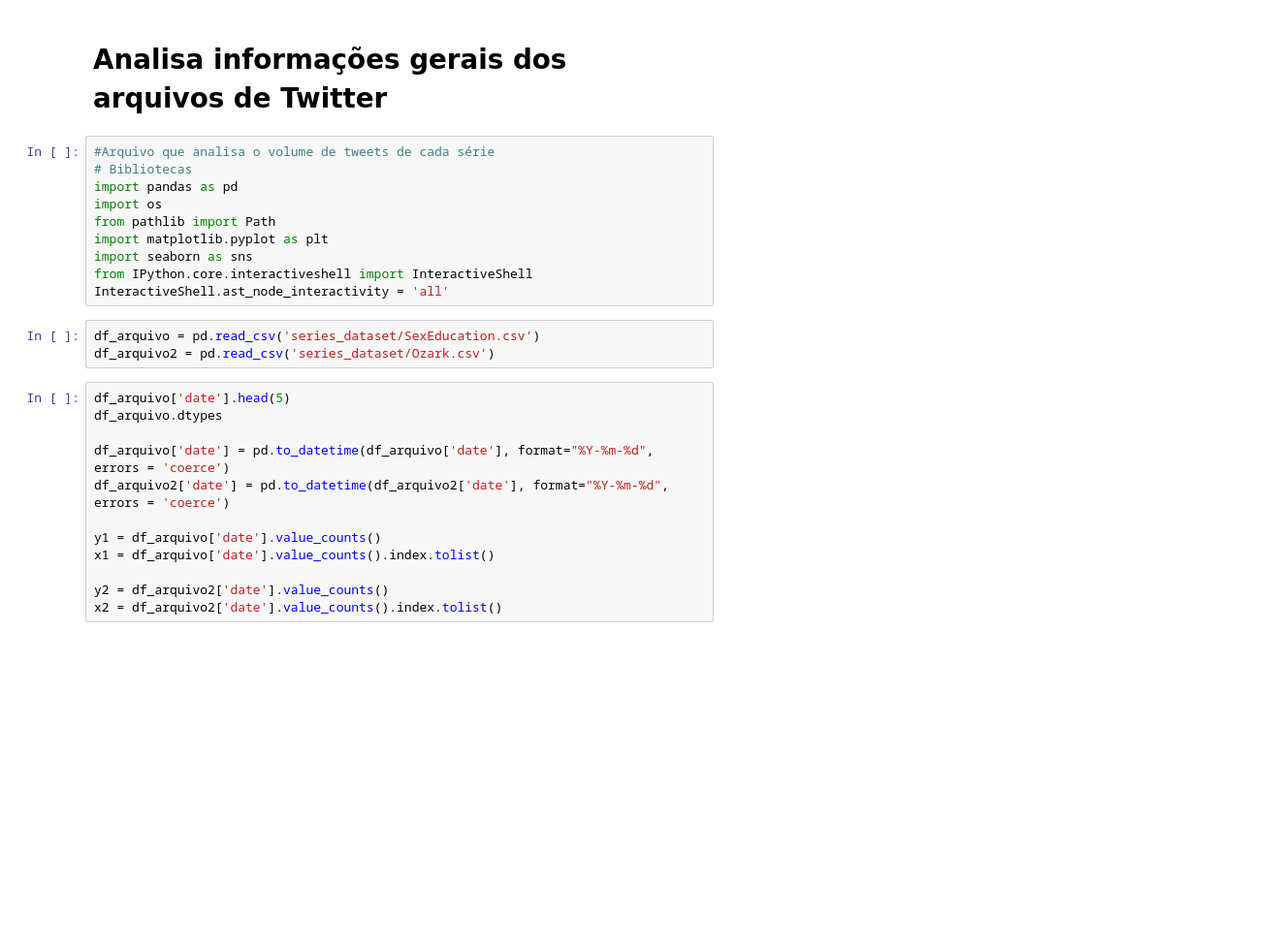
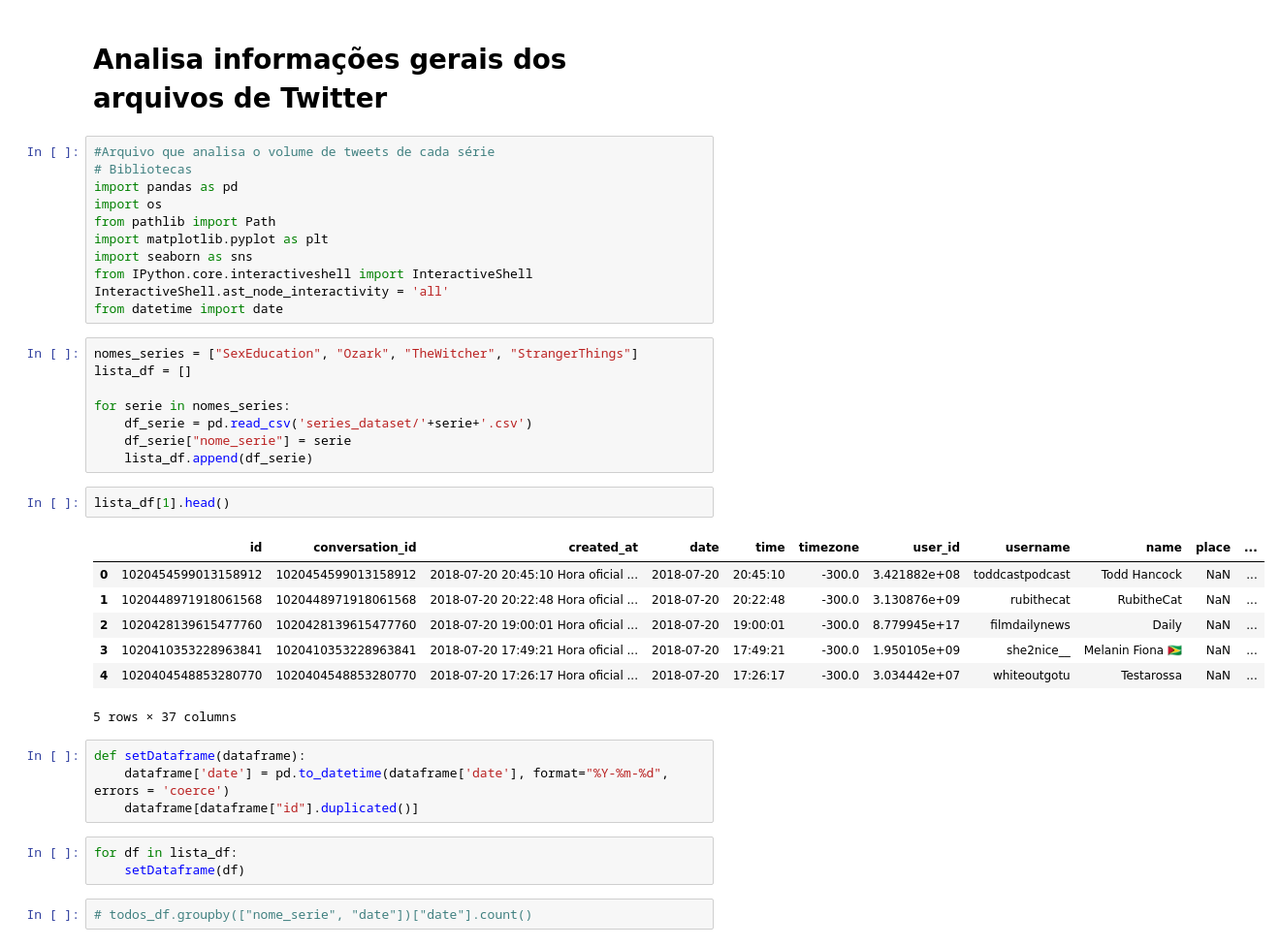
Before and after one commit to mariamaOlive/projeto-sidi-residencia, a Jupyter notebook: twitter_analyser.ipynb, the cells around one changed output. Shown at 97% size. Saved outputs shown, nothing was run; the diff lists cells and outputs as text; blank space fills up the shorter version.

```diff
--- a/twitter_analyser.ipynb
+++ b/twitter_analyser.ipynb
@@ -10,18 +10,31 @@ import matplotlib.pyplot as plt
 import seaborn as sns
 from IPython.core.interactiveshell import InteractiveShell
 InteractiveShell.ast_node_interactivity = 'all'
+from datetime import date
-# %%
-df_arquivo = pd.read_csv('series_dataset/SexEducation.csv')
-df_arquivo2 = pd.read_csv('series_dataset/Ozark.csv')
-# %%
-df_arquivo['date'].head(5)
-df_arquivo.dtypes
-
-df_arquivo['date'] = pd.to_datetime(df_arquivo['date'], format="%Y-%m-%d", errors = 'coerce')
-df_arquivo2['date'] = pd.to_datetime(df_arquivo2['date'], format="%Y-%m-%d", errors = 'coerce')
-
-y1 = df_arquivo['date'].value_counts()
-x1 = df_arquivo['date'].value_counts().index.tolist()
-
-y2 = df_arquivo2['date'].value_counts()
-x2 = df_arquivo2['date'].value_counts().index.tolist()
+# %%
+nomes_series = ["SexEducation", "Ozark", "TheWitcher", "StrangerThings"]
+lista_df = []
+
+for serie in nomes_series:
+    df_serie = pd.read_csv('series_dataset/'+serie+'.csv')
+    df_serie["nome_serie"] = serie
+    lista_df.append(df_serie)
+# %%
+lista_df[1].head()
+# %% [output]
+|  | id | conversation_id | created_at | date | time | timezone | user_id | username | name | place | ... |
+| 0 | 1020454599013158912 | 1020454599013158912 | 2018-07-20 20:45:10 Hora oficial ... | 2018-07-20 | 20:45:10 | -300.0 | 3.421882e+08 | toddcastpodcast | Todd Hancock | NaN | ... |
+| 1 | 1020448971918061568 | 1020448971918061568 | 2018-07-20 20:22:48 Hora oficial ... | 2018-07-20 | 20:22:48 | -300.0 | 3.130876e+09 | rubithecat | RubitheCat | NaN | ... |
+| 2 | 1020428139615477760 | 1020428139615477760 | 2018-07-20 19:00:01 Hora oficial ... | 2018-07-20 | 19:00:01 | -300.0 | 8.779945e+17 | filmdailynews | Daily | NaN | ... |
+| 3 | 1020410353228963841 | 1020410353228963841 | 2018-07-20 17:49:21 Hora oficial ... | 2018-07-20 | 17:49:21 | -300.0 | 1.950105e+09 | she2nice__ | Melanin Fiona 🇬🇾 | NaN | ... |
+| 4 | 1020404548853280770 | 1020404548853280770 | 2018-07-20 17:26:17 Hora oficial ... | 2018-07-20 | 17:26:17 | -300.0 | 3.034442e+07 | whiteoutgotu | Testarossa | NaN | ... |
+5 rows × 37 columns
+# %%
+def setDataframe(dataframe):
+    dataframe['date'] = pd.to_datetime(dataframe['date'], format="%Y-%m-%d", errors = 'coerce')
+    dataframe[dataframe["id"].duplicated()]
+# %%
+for df in lista_df:
+    setDataframe(df)
+# %%
+# todos_df.groupby(["nome_serie", "date"])["date"].count()
```
Also changed, not shown: parts of 2 cells of this notebook.
